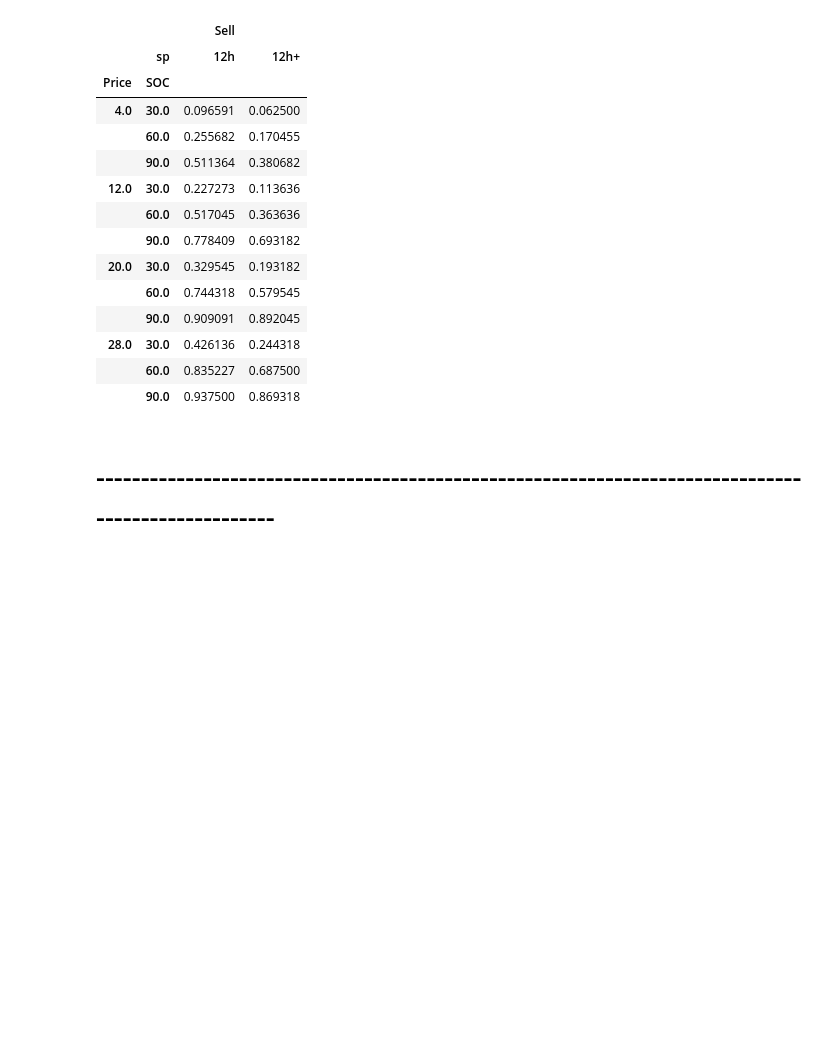
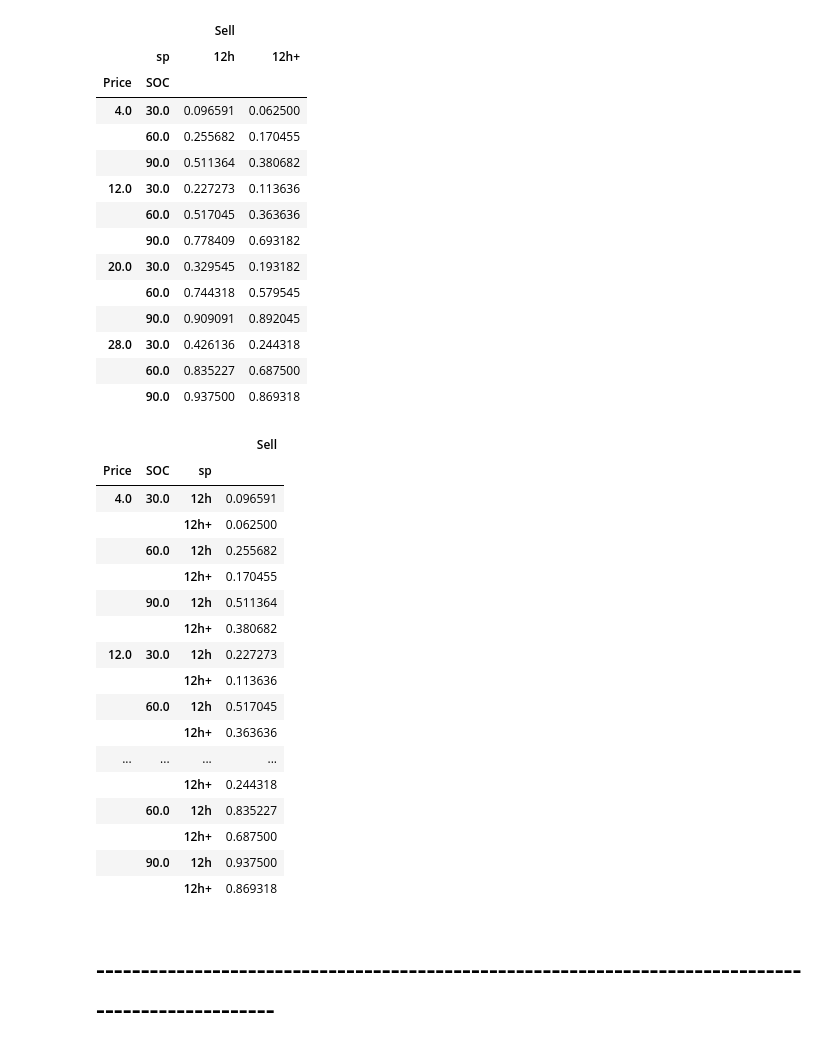
Before and after one commit to alefunxo/Solar_communities, a Jupyter notebook: src/Survey_results_19032020.ipynb, the cells around one changed output. Saved outputs shown, nothing was run; the diff lists cells and outputs as text; code cells hidden in the pictures; blank space fills up the shorter version.

```diff
--- a/src/Survey_results_19032020.ipynb
+++ b/src/Survey_results_19032020.ipynb
@@ -643,6 +773,27 @@ df_core.groupby([df_core.Price,df_core.SOC,df_core.sp]).sum().unstack()
 | 28.0 | 30.0 | 0.426136 | 0.244318 |
 |  | 60.0 | 0.835227 | 0.687500 |
 |  | 90.0 | 0.937500 | 0.869318 |
+# %%
+df_core.groupby([df_core.Price,df_core.SOC,df_core.sp]).sum()
+# %% [output]
+|  |  |  | Sell |
+| Price | SOC | sp |  |
+| 4.0 | 30.0 | 12h | 0.096591 |
+|  |  | 12h+ | 0.062500 |
+|  | 60.0 | 12h | 0.255682 |
+|  |  | 12h+ | 0.170455 |
+|  | 90.0 | 12h | 0.511364 |
+|  |  | 12h+ | 0.380682 |
+| 12.0 | 30.0 | 12h | 0.227273 |
+|  |  | 12h+ | 0.113636 |
+|  | 60.0 | 12h | 0.517045 |
+|  |  | 12h+ | 0.363636 |
+| ... | ... | ... | ... |
+|  |  | 12h+ | 0.244318 |
+|  | 60.0 | 12h | 0.835227 |
+|  |  | 12h+ | 0.687500 |
+|  | 90.0 | 12h | 0.937500 |
+|  |  | 12h+ | 0.869318 |
 # %% [markdown]
 # ---------------------------------------------------------------------------------------------------
 # %% [markdown]
```
Also changed, not shown: parts of 30 cells of this notebook, 16 other files.
